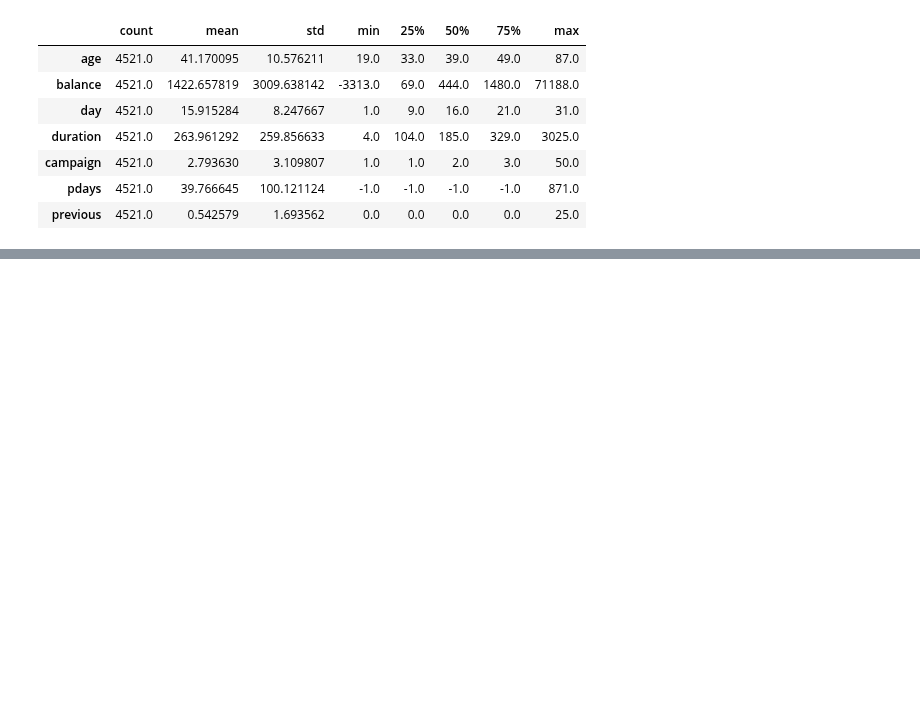
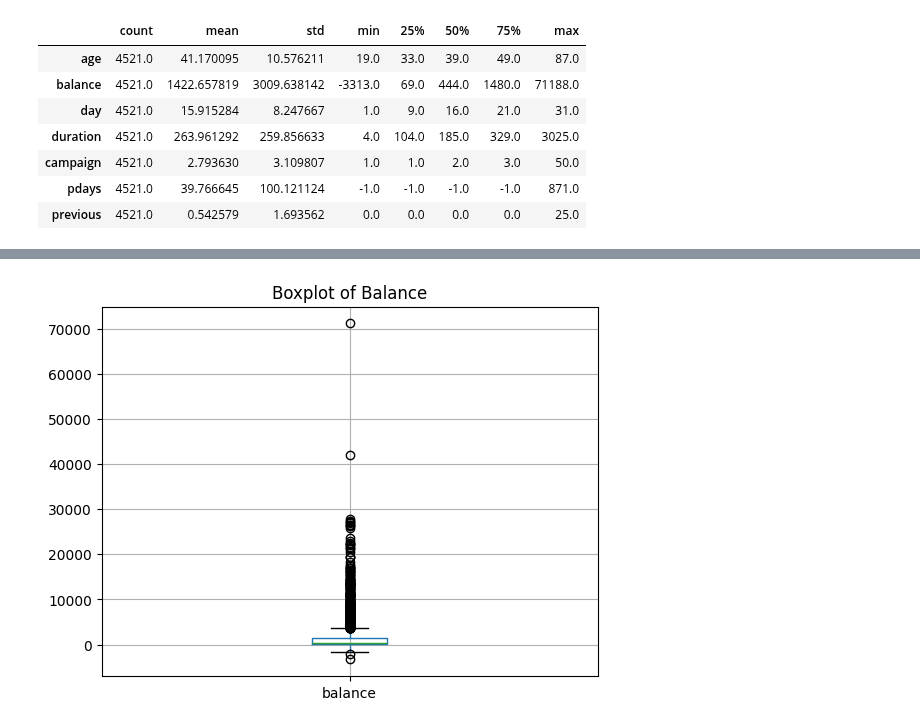
Before and after one commit to Ramesh-Bojanapu-1011/ai_python_practice, a Jupyter notebook: Exploratory_Data_Analysis_(EDA)/EDA_Bank_Dataset.ipynb, the cells around one changed output, grey strips where cells are left out. Saved outputs shown, nothing was run; the diff lists cells and outputs as text; code cells hidden in the pictures; blank space fills up the shorter version.

```diff
--- a/Exploratory_Data_Analysis_(EDA)/EDA_Bank_Dataset.ipynb
+++ b/Exploratory_Data_Analysis_(EDA)/EDA_Bank_Dataset.ipynb
@@ -119,0 +198,6 @@ df_bankdata.describe().T
+# %%
+df_bankdata.boxplot(column="balance")
+plt.title("Boxplot of Balance")
+plt.show()
+# %% [output]
+[figure, added]
```
Also changed, not shown: parts of 33 cells of this notebook.
